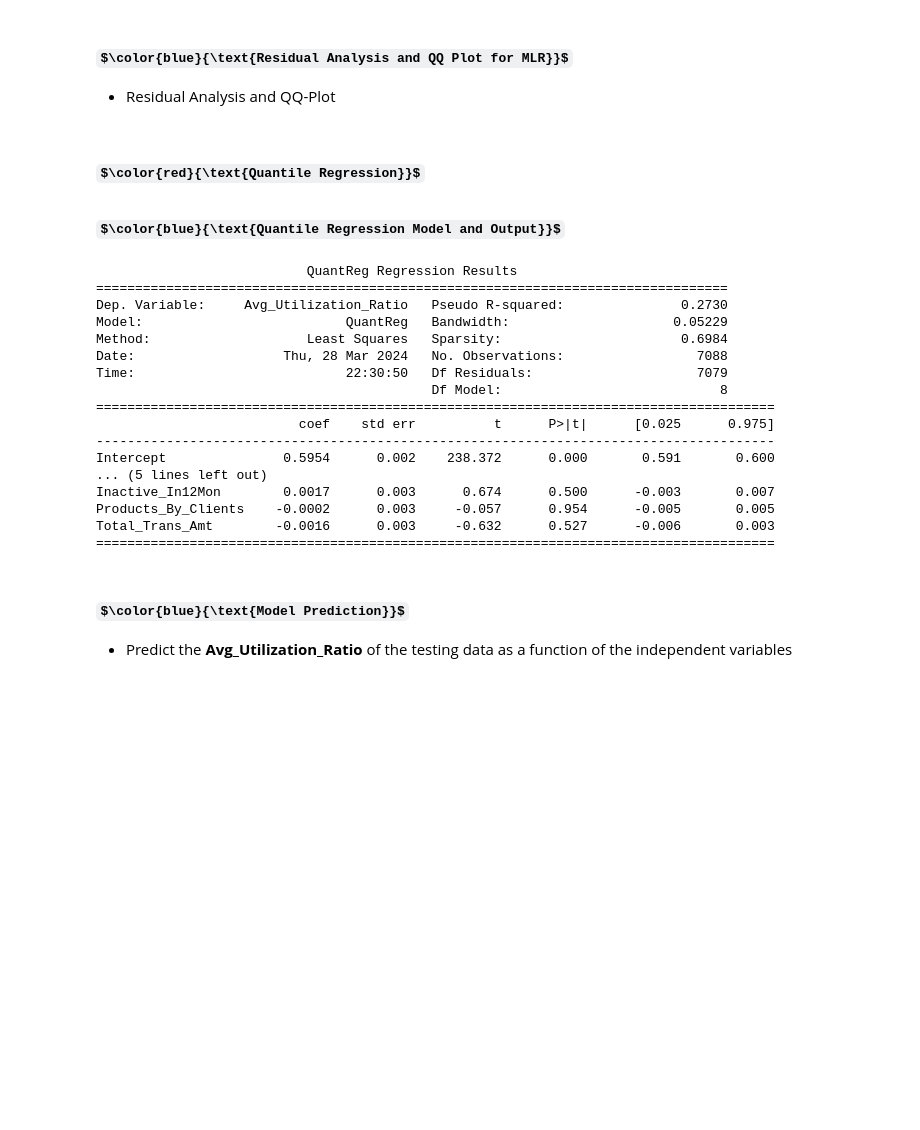
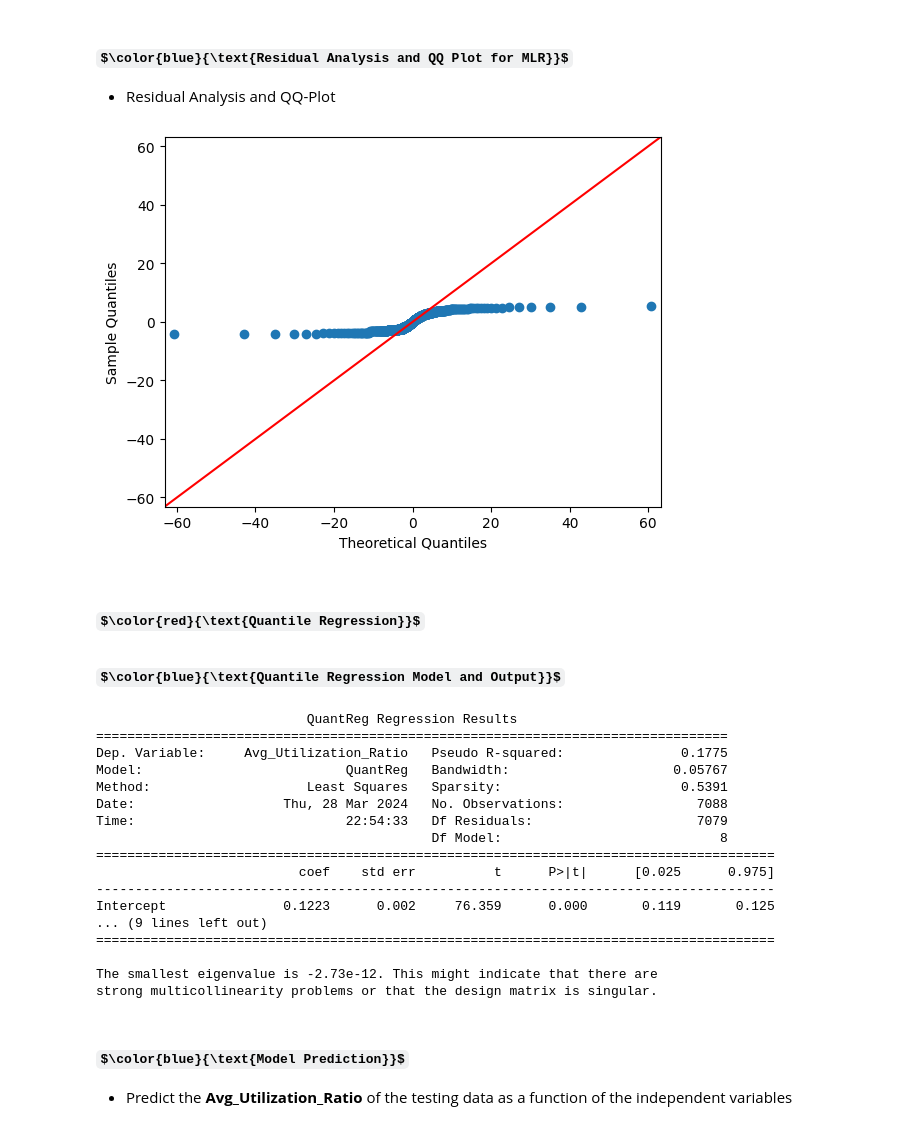
Before and after one commit to coreygoavec/Presentation-2, a Jupyter notebook: Presentation_2.ipynb, the cells around one changed output. Drawn from its saved outputs; the diff is of its cells as text; code cells hidden in the pictures; some formulas as TeX source; blank space fills up the shorter version.

```diff
--- a/Presentation_2.ipynb
+++ b/Presentation_2.ipynb
@@ -219,6 +237,13 @@ print(mlr_model.summary())
 ### $\color{blue}{\text{Residual Analysis and QQ Plot for MLR}}$
 
 - Residual Analysis and QQ-Plot
+# %%
+# Residual for mlr
+res_mlr = mlr_model.resid
+fig = sm.qqplot(res_mlr, stats.t, fit = True, line = '45')
+plt.show()
+# %% [output]
+[figure, added]
 # %% [markdown]
 ## $\color{red}{\text{Quantile Regression}}$
 
@@ -236,28 +261,28 @@ reg_formula = 'Avg_Utilization_Ratio ~ ' + equation
 # reg_formula
 
 # Build the quantile regression model
-quant_reg = smf.quantreg(reg_formula, trainX).fit(0.9)
+quant_reg = smf.quantreg(reg_formula, trainX).fit(0.5)
 
 # Print results
 print(quant_reg.summary())
 # %% [output]
                            QuantReg Regression Results
 =================================================================================
-Dep. Variable:     Avg_Utilization_Ratio   Pseudo R-squared:               0.2730
-Model:                          QuantReg   Bandwidth:                     0.05229
-Method:                    Least Squares   Sparsity:                       0.6984
+Dep. Variable:     Avg_Utilization_Ratio   Pseudo R-squared:               0.1775
+Model:                          QuantReg   Bandwidth:                     0.05767
+Method:                    Least Squares   Sparsity:                       0.5391
 Date:                   Thu, 28 Mar 2024   No. Observations:                 7088
-Time:                           22:30:50   Df Residuals:                     7079
+Time:                           22:54:33   Df Residuals:                     7079
                                            Df Model:                            8
 =======================================================================================
                           coef    std err          t      P>|t|      [0.025      0.975]
 ---------------------------------------------------------------------------------------
-Intercept               0.5954      0.002    238.372      0.000       0.591       0.600
-... (5 lines left out)
-Inactive_In12Mon        0.0017      0.003      0.674      0.500      -0.003       0.007
-Products_By_Clients    -0.0002      0.003     -0.057      0.954      -0.005       0.005
-Total_Trans_Amt        -0.0016      0.003     -0.632      0.527      -0.006       0.003
+Intercept               0.1223      0.002     76.359      0.000       0.119       0.125
+... (9 lines left out)
 =======================================================================================
+
+The smallest eigenvalue is -2.73e-12. This might indicate that there are
+strong multicollinearity problems or that the design matrix is singular.
 # %% [markdown]
 ### $\color{blue}{\text{Model Prediction}}$
 
```
Also changed, not shown: parts of 16 cells of this notebook.
